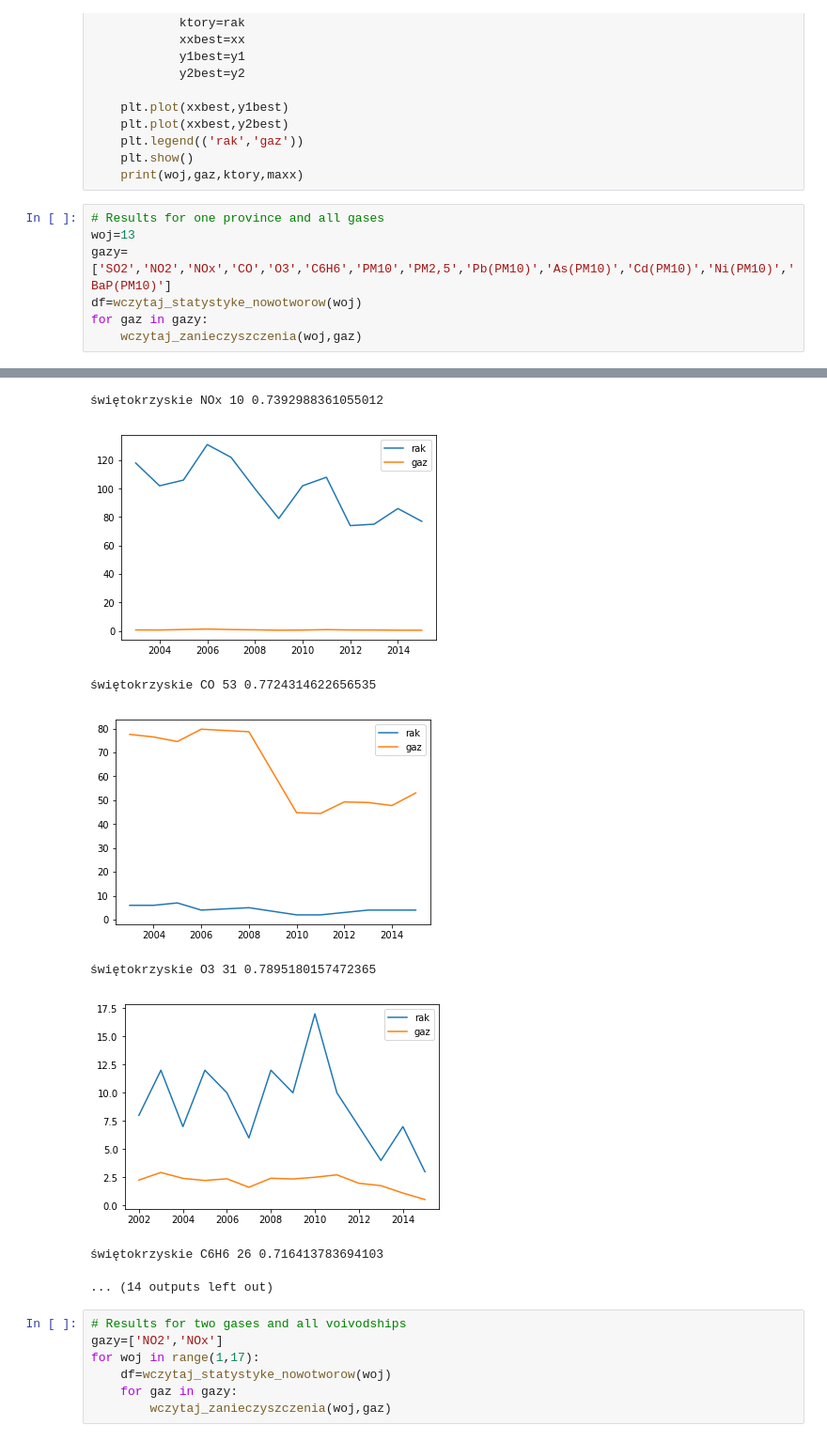
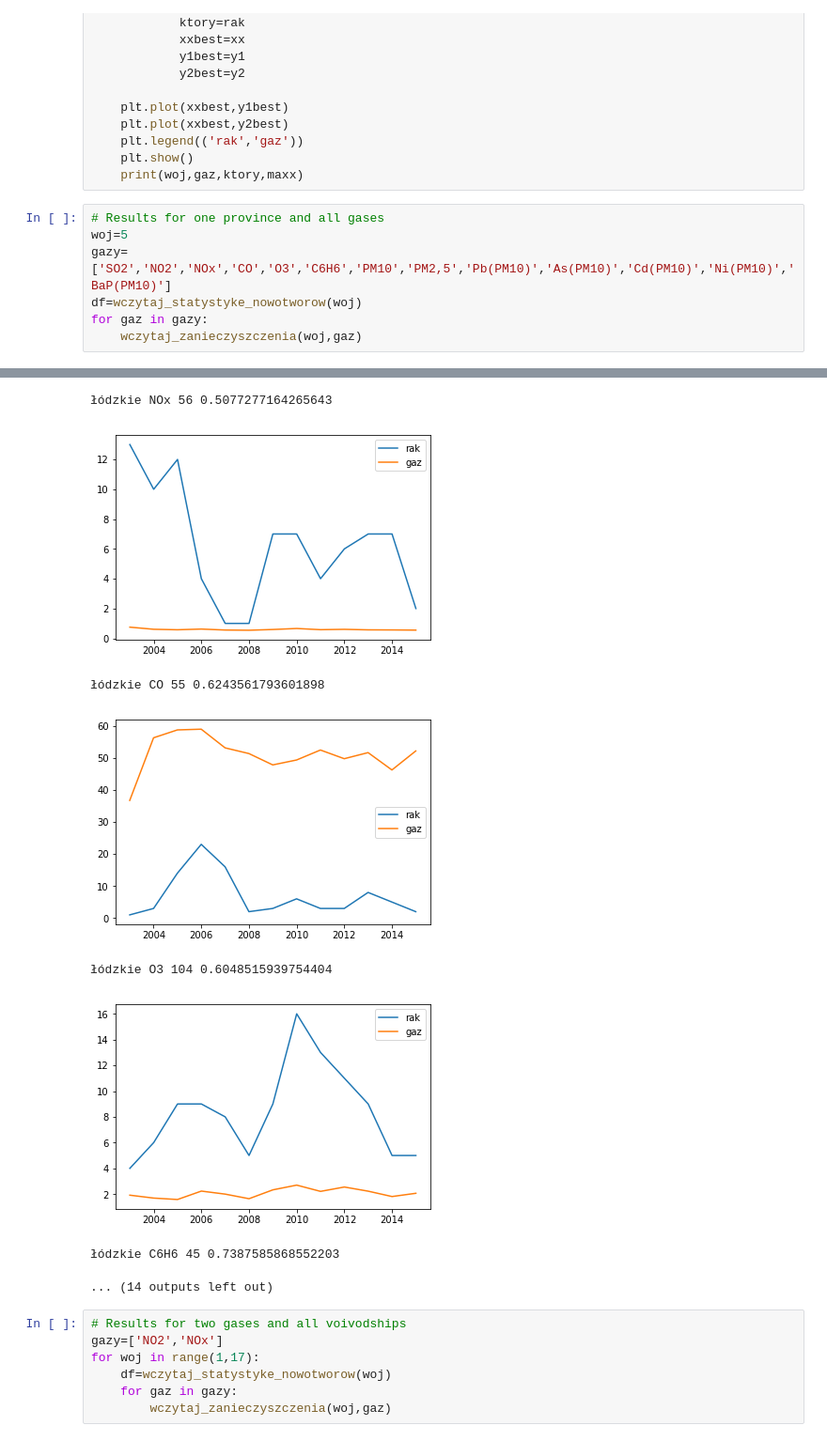
Before and after one commit to ntusnio/CV, a Jupyter notebook: Projekt rak.ipynb, the cells around one changed output, grey strips where cells are left out. Shown: that part at 94% size. Cells and saved outputs as stored; diff of their text form.

```diff
--- a/Projekt rak.ipynb
+++ b/Projekt rak.ipynb
@@ -171,7 +171,7 @@ def wczytaj_zanieczyszczenia(woj,gaz):
     print(woj,gaz,ktory,maxx)
 # %%
 # Results for one province and all gases
-woj=13
+woj=5
 gazy=['SO2','NO2','NOx','CO','O3','C6H6','PM10','PM2,5','Pb(PM10)','As(PM10)','Cd(PM10)','Ni(PM10)','BaP(PM10)']
 df=wczytaj_statystyke_nowotworow(woj)
 for gaz in gazy:
@@ -185,10 +185,10 @@ for gaz in gazy:
-świętokrzyskie NOx 10 0.7392988361055012
+łódzkie NOx 56 0.5077277164265643
-[figure, old version]
+[figure, new version]
-świętokrzyskie CO 53 0.7724314622656535
+łódzkie CO 55 0.6243561793601898
-[figure, old version]
+[figure, new version]
-świętokrzyskie O3 31 0.7895180157472365
+łódzkie O3 104 0.6048515939754404
-[figure, old version]
+[figure, new version]
-świętokrzyskie C6H6 26 0.716413783694103
+łódzkie C6H6 45 0.7387585868552203
 ... (14 outputs left out)
 # %%
 # Results for two gases and all voivodships
```
Also changed, not shown: parts of 1 cell of this notebook.
